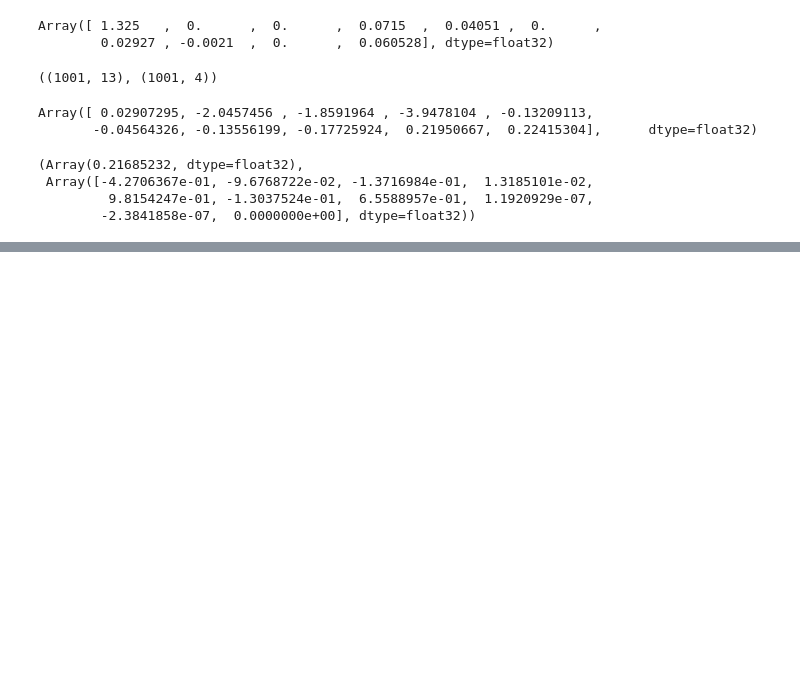
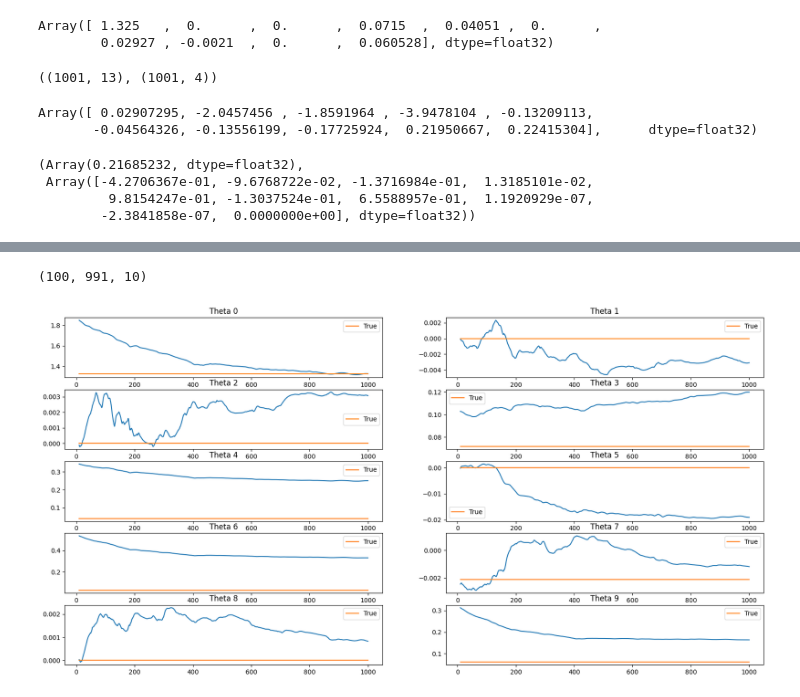
Before and after one commit to lvjonok/mujoco-sysid, a Jupyter notebook: examples/opti_loss.ipynb, the cells around one changed output, grey strips where cells are left out. Drawn from its saved outputs; the diff is of its cells as text; code cells hidden in the pictures; blank space fills up the shorter version.

```diff
--- a/examples/opti_loss.ipynb
+++ b/examples/opti_loss.ipynb
@@ -136,0 +222,32 @@ LogChol distance: 0.4592592120170593
+# %%
+parameters_history = results[2]  # M x T x 10
+
+vmap_logchol2theta = jax.vmap(logchol2theta)
+
+history = []
+for i in range(parameters_history.shape[0]):
+    history.append(vmap_logchol2theta(parameters_history[i]))
+
+history = jnp.array(history)
+# %%
+history.shape
+# %% [output]
+(100, 991, 10)
+# %%
+# plot each parameter in subplots
+plt.figure(figsize=(20, 10))
+
+for i in range(10):
+    current_parameter = history[:, :, i]
+
+    min_parameter = current_parameter.min(axis=0)
+    max_parameter = current_parameter.max(axis=0)
+
+    plt.subplot(5, 2, i + 1)
+    plt.title(f"Theta {i}")
+    # plt.fill_between(jnp.arange(horizon, len(log)), min_parameter, max_parameter, alpha=0.5)
+    plt.plot(jnp.arange(horizon, len(log)), current_parameter.mean(axis=0))
+    plt.plot(jnp.arange(horizon, len(log)), jnp.repeat(true_parameters[i], len(log) - horizon), label="True")
+    plt.legend()
+# %% [output]
+[figure, added]
```
Also changed, not shown: parts of 13 cells of this notebook.
